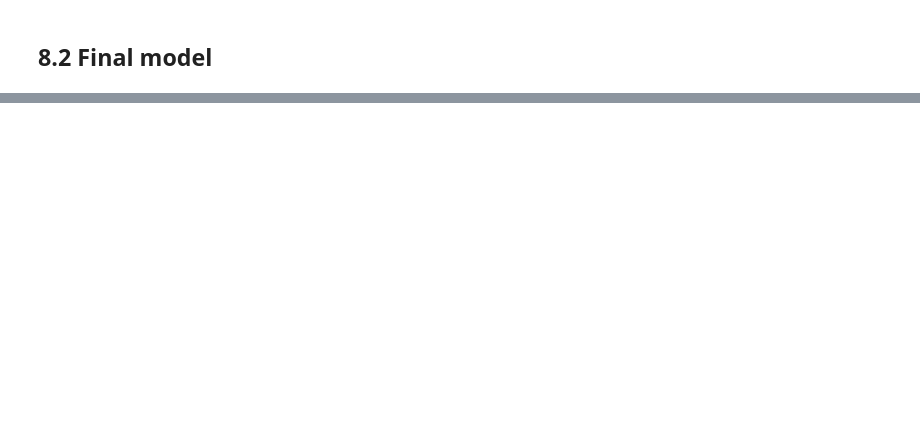
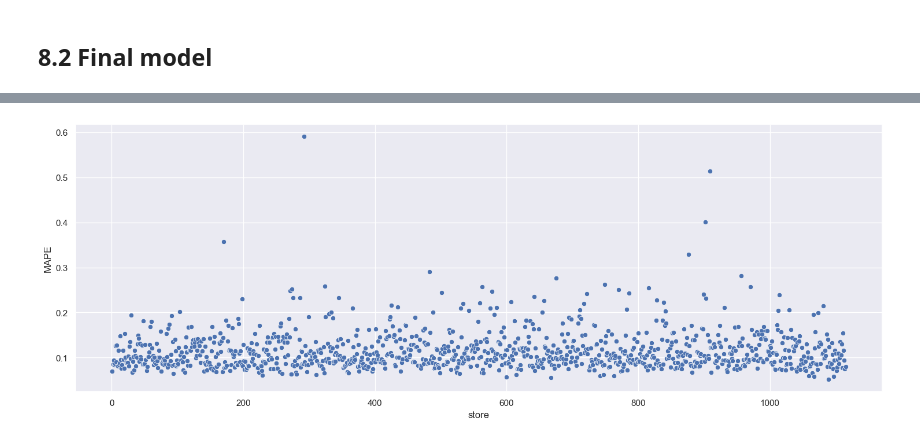
Before and after one commit to PedroPauloMR/ds_em_producao, a Jupyter notebook: main.ipynb, the cells around one changed output, grey strips where cells are left out. Drawn from its saved outputs; the diff is of its cells as text; code cells hidden in the pictures; blank space fills up the shorter version.

Commit message:
atualizacao do melhor parametro do modelo, interpretacao do erro e plot comparativo sales x predictions

```diff
--- a/main.ipynb
+++ b/main.ipynb
@@ -1228,14 +1223,13 @@ final_result
 ## 8.2 Final model
 # %%
 param_tuned = {
-    'n_estimators': ,
-    'eta': ,
-    'max_depth': ,
-    'subsample': ,
-    'colsample_bytree': ,
-    'min_child_weight':
+    'n_estimators': 3000,
+    'eta': 0.03,
+    'max_depth': 5,
+    'subsample': 0.7,
+    'colsample_bytree': 0.7,
+    'min_child_weight': 3
     }
-MAX_EVAL = 2
 # %%
 # model
 xgb_tuned = xgb.XGBRegressor(objective = 'reg:squarederror',
@@ -1244,7 +1238,7 @@ xgb_tuned = xgb.XGBRegressor(objective = 'reg:squarederror',
                             max_depth = param_tuned['max_depth'],
                             subsample = param_tuned['subsample'],
                             colsample_bytree = param_tuned['colsample_bytree'],
-                            min_child_weight = param_tuned['min_child_weight'])
+                            min_child_weight = param_tuned['min_child_weight']).fit(x_train_m, y_train)
 
 # prediction
 yhat_xgb_tuned = xgb_tuned.predict(x_test_m)
@@ -1254,0 +1259,7 @@ xg_result_tuned
+# %%
+df3 = x_test[ cols_selected_boruta_full ]
+
+# rescale
+df3['sales'] = np.expm1( df3['sales'] )
+
+df3['predictions'] = np.expm1( yhat_xgb_tuned )
@@ -1254,0 +1279,19 @@ xg_result_tuned
+# %%
+# sum of predictions
+df3_1 = df3[['store','predictions']].groupby('store').sum().reset_index()
+
+# MAE / MAPE
+df3_aux1 = df3[['store','sales','predictions']].groupby('store').apply( lambda x: mean_absolute_error( x['sales'], x['predictions'])).reset_index().rename( columns = {0: 'MAE'})
+df3_aux2 = df3[['store','sales','predictions']].groupby('store').apply( lambda x: mean_absolute_percentage_error( x['sales'], x['predictions'])).reset_index().rename( columns = {0: 'MAPE'})
+
+# merge
+df3_aux3 = pd.merge(df3_aux1, df3_aux2, how = 'inner', on = 'store')
+
+df3_2 = pd.merge(df3_1, df3_aux3, how = 'inner', on = 'store')
+
+# scenarios
+df3_2['worst_scenario'] = df3_2['predictions'] - df3_2['MAE']
+df3_2['best_scenario'] = df3_2['predictions'] + df3_2['MAE']
+
+# order columns
+df3_2 = df3_2[['store','predictions','worst_scenario','best_scenario','MAE','MAPE']]
@@ -1254,0 +1314,5 @@ xg_result_tuned
+# %%
+fig, axes = plt.subplots(1,1,figsize = (18,6))
+sns.scatterplot(x = 'store', y = 'MAPE', data= df3_2, ax = axes);
+# %% [output]
+[figure, added]
```
Also changed, not shown: parts of 14 cells of this notebook, 1 other file.
